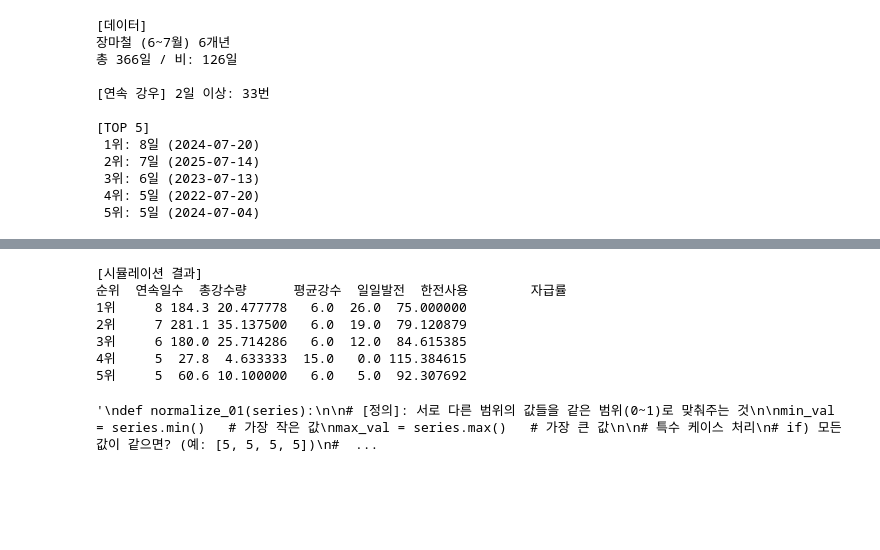
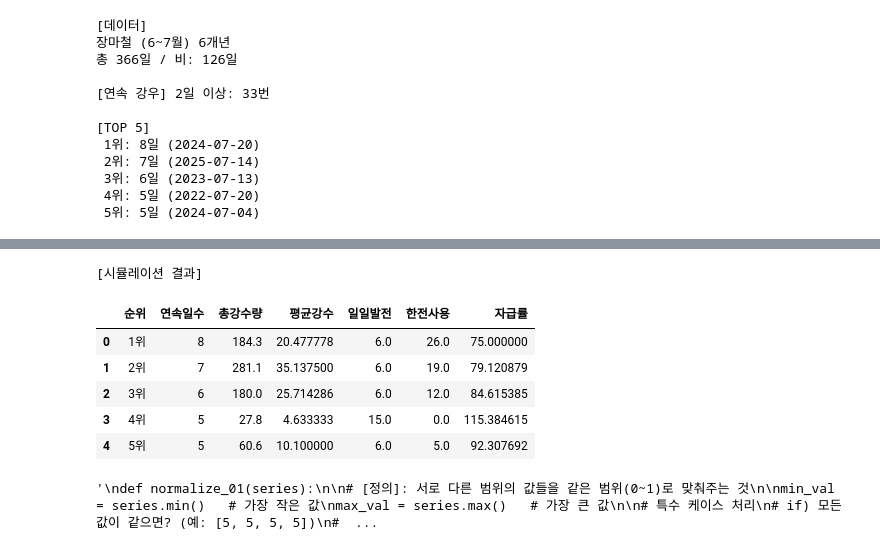
Before and after one commit to Subin928/RE_data_project, a Jupyter notebook: notebooks/ESS_strategy.ipynb, the cells around one changed output, grey strips where cells are left out. Cells and saved outputs as stored; diff of their text form; code cells hidden in the pictures; blank space fills up the shorter version.

```diff
--- a/notebooks/ESS_strategy.ipynb
+++ b/notebooks/ESS_strategy.ipynb
@@ -111,3 +100,40 @@ for i, p in enumerate(top5, 1):
  3위: 6일 (2023-07-13)
  4위: 5일 (2022-07-20)
  5위: 5일 (2024-07-04)
+# %%
+맑은날_발전, 하루_소비, ESS_용량 = 30, 13, 30
+results = []
+for rank, p in enumerate(top5, 1):
+
+  # 평균 강수량
+  mask = (df['날짜'] >= p['start']) & \
+  					(df['날짜'] <= p['start'] + pd.Timedelta(days=p['days']))   # 해당 연속 강우 구간 날짜만 골라 평균 강수량 계산
+  avg_rain = df.loc[mask, '강수량(mm)'].mean()
+
+  # 발전량 추정: <10mm → 50%, ≥10mm → 20%
+  일일발전 = 맑은날_발전 * (0.5 if avg_rain < 10 else 0.2)
+  일일부족 = max(0, 하루_소비 - 일일발전)
+
+  # ESS 시뮬레이션
+  ESS_잔량, 총_한전 = ESS_용량, 0
+  for day in range(p['days']):
+    ESS_사용 = min(일일부족, ESS_잔량)  # 해당 하루의 부족 전력을 ESS에서 우선 사용
+    ESS_잔량 -= ESS_사용                               # ESS 잔량 차감
+    총_한전 += (일일부족 - ESS_사용)            # ESS로 충당하지 못한 부족분은 한전 전력 사용
+
+    # 자급률 계산  - (기간 전체 태양광 발전량 + ESS에서 사용한 전력량) / 총 필요 전력
+    자급률 = ((일일발전 * p['days'] + (ESS_용량 - ESS_잔량)) /
+           				(하루_소비 * p['days'])) * 100
+
+  results.append({
+        '순위': rank,
+        '연속일수': p['days'],
+        '평균강수(mm)': round(avg_rain, 1),
+        '일일발전(kWh)': round(일일발전, 1),
+        '한전사용(kWh)': round(총_한전, 1),
+        '자급률(%)': round(자급률, 1)
+    })
+from IPython.display import display
+import pandas as pd
+
+display(pd.DataFrame(results))
@@ -204,40 +237,42 @@ for rank, p in enumerate(top5, 1):
     자급률 = (태양광 + ESS 사용) / 총 필요량 x 100
     """
 
     총_필요 = 하루_소비 * p['days']
     총_발전 = 일일발전 * p['days']
     ESS_사용량 = ESS_용량 - ESS_잔량
     자급률 = ((총_발전 + ESS_사용량) / 총_필요) * 100
 
     # [5) 히트맵용 데이터 저장]   # 결과를 딕셔너리로 저장 {'이름': '값'} 형태
 
     히트맵_데이터.append({
         '순위': f'{rank}위',
         '연속일수': p['days'],
         '총강수량': total_rain,
         '평균강수': avg_rain,
         '일일발전': 일일발전,
         '한전사용': 총_한전,
         '자급률': 자급률
     })
 
 히트맵_df = pd.DataFrame(히트맵_데이터)   # DataFrame으로 변환
 
+from IPython.display import display
+
 print(f"\n[시뮬레이션 결과]")
-print(히트맵_df.to_string(index=False))
+display(히트맵_df)
 
 # CSV로도 저장
 # 히트맵_df.to_csv('에너지_자립_전략_시뮬레이션_결과.csv',
 #                  index=False,
 #                  encoding='utf-8-sig')
 # %% [output]
 [시뮬레이션 결과]
-순위  연속일수  총강수량      평균강수  일일발전  한전사용        자급률
-1위     8 184.3 20.477778   6.0  26.0  75.000000
-2위     7 281.1 35.137500   6.0  19.0  79.120879
-3위     6 180.0 25.714286   6.0  12.0  84.615385
-4위     5  27.8  4.633333  15.0   0.0 115.384615
-5위     5  60.6 10.100000   6.0   5.0  92.307692
+|  | 순위 | 연속일수 | 총강수량 | 평균강수 | 일일발전 | 한전사용 | 자급률 |
+| 0 | 1위 | 8 | 184.3 | 20.477778 | 6.0 | 26.0 | 75.000000 |
+| 1 | 2위 | 7 | 281.1 | 35.137500 | 6.0 | 19.0 | 79.120879 |
+| 2 | 3위 | 6 | 180.0 | 25.714286 | 6.0 | 12.0 | 84.615385 |
+| 3 | 4위 | 5 | 27.8 | 4.633333 | 15.0 | 0.0 | 115.384615 |
+| 4 | 5위 | 5 | 60.6 | 10.100000 | 6.0 | 5.0 | 92.307692 |
 # %%
 # ============================
 # 히트맵 정규화 부연설명
```
Also changed, not shown: parts of 2 cells of this notebook.
